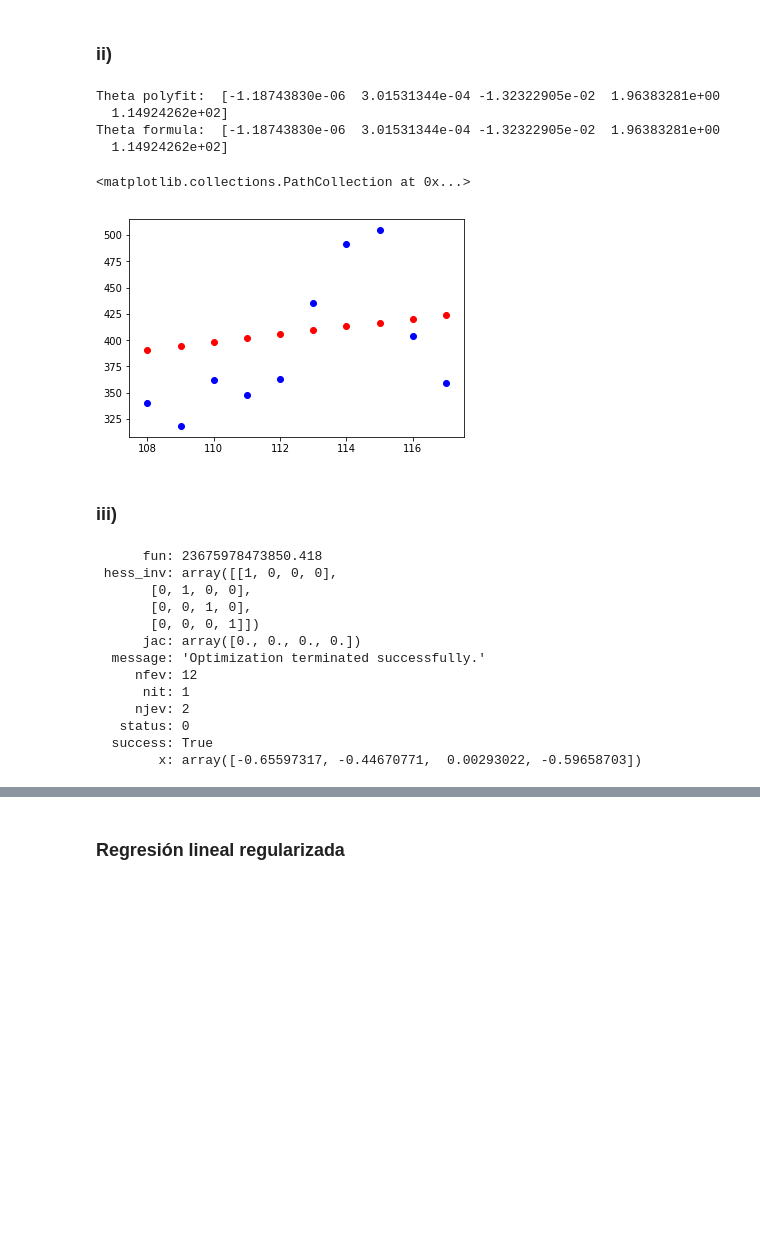
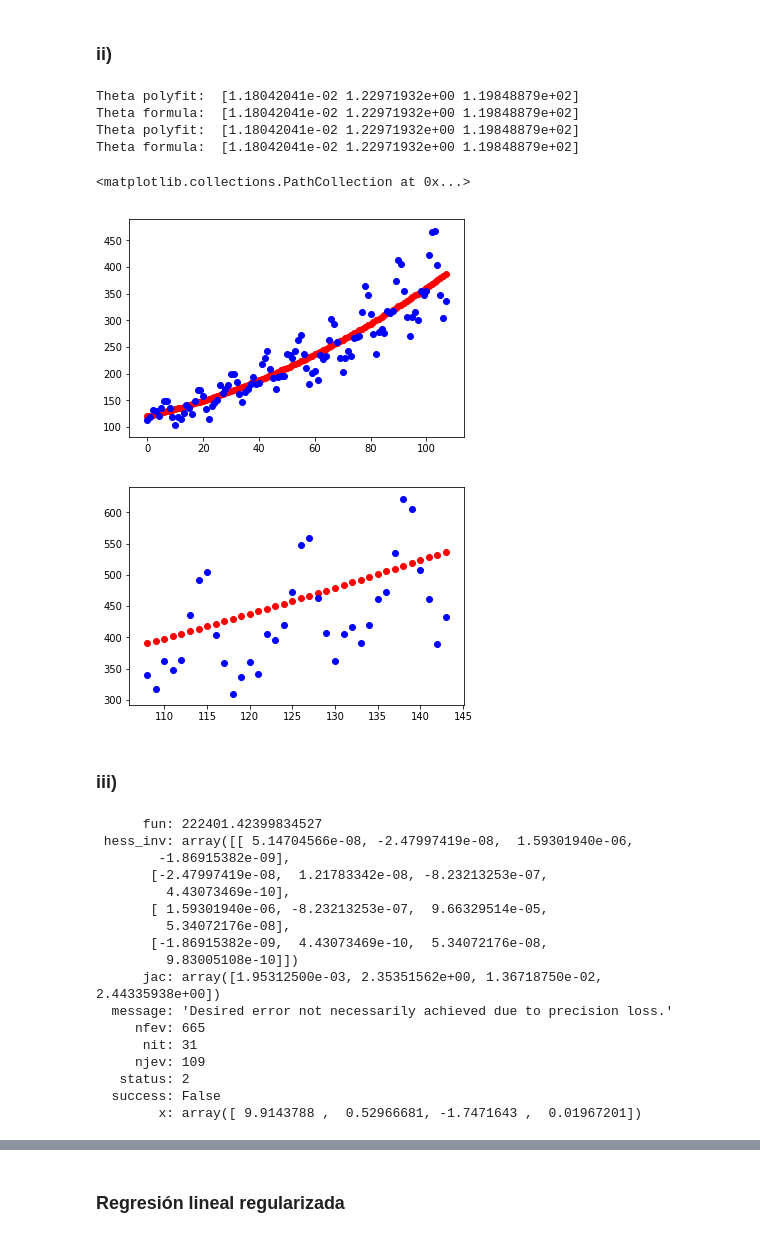
Before and after one commit to martinKindall/aprendizaje_probabilistico_uchile, a Jupyter notebook: Tarea2/tarea2_martin_cornejo.ipynb, the cells around one changed output, grey strips where cells are left out. Cells and saved outputs as stored; diff of their text form; code cells hidden in the pictures; blank space fills up the shorter version.

```diff
--- a/Tarea2/tarea2_martin_cornejo.ipynb
+++ b/Tarea2/tarea2_martin_cornejo.ipynb
@@ -27,8 +27,8 @@ y = data[:,1]
 x_tr = x[0:108];
 y_tr = y[0:108];
 
-x_te = x[108:118]; # 144
-y_te = y[108:118];
+x_te = x[108:144];
+y_te = y[108:144];
 # %% [markdown]
 ### i)
 A continuación se grafica la data:
@@ -47,7 +47,7 @@ plt.legend(["Train","Test"], bbox_to_anchor=(0.25, 0.9))
 # %% [markdown]
 ### ii)
 # %%
-grado = 4
+grado = 2
 identity_size = grado + 1
 x_tilda = np.array([x_tr, np.ones(len(x_tr))]).transpose()
 
@@ -55,48 +55,62 @@ for grado in range(2, grado + 1):
     x_tilda = np.append(np.array(np.power(x_tr,grado))[np.newaxis].transpose(), x_tilda, axis=1)
 
 y_reg = y_tr
 
 identidad = np.identity(identity_size)
 
 def get_theta(rho):
     mul1 = np.linalg.inv(
         np.add(
             np.matmul(x_tilda.transpose(), x_tilda),
             np.dot(identidad, rho)))
     mul2 = np.matmul(x_tilda.transpose(), y_reg)
     return np.matmul(mul1, mul2)
 
-def recta(x, rho):
+def poly(x, rho):
     theta = get_theta(rho)
     print("Theta polyfit: ", np.polyfit(x_tr,y_reg, grado))
     print("Theta formula: ", get_theta(0))
 
     p = np.poly1d(theta)
     return p(x)
 
 #salida = recta(x_te, 0)
 #pdb.set_trace()
 
 rho = 0
 
 plt.figure()
-plt.scatter(x_te,recta(x_te, rho), c ='r')
+plt.scatter(x_tr,poly(x_tr, rho), c ='r')
+plt.scatter(x_tr,y_tr, c ='b')
+
+plt.figure()
+plt.scatter(x_te,poly(x_te, rho), c ='r')
 plt.scatter(x_te,y_te, c ='b')
 # %% [output]
-Theta polyfit:  [-1.18743830e-06  3.01531344e-04 -1.32322905e-02  1.96383281e+00
-  1.14924262e+02]
-Theta formula:  [-1.18743830e-06  3.01531344e-04 -1.32322905e-02  1.96383281e+00
-  1.14924262e+02]
+Theta polyfit:  [1.18042041e-02 1.22971932e+00 1.19848879e+02]
+Theta formula:  [1.18042041e-02 1.22971932e+00 1.19848879e+02]
+Theta polyfit:  [1.18042041e-02 1.22971932e+00 1.19848879e+02]
+Theta formula:  [1.18042041e-02 1.22971932e+00 1.19848879e+02]
 <matplotlib.collections.PathCollection at 0x...>
-[figure, old version]
+[figure, new version]
+[figure, added]
 # %% [markdown]
 ### iii)
 # %%
+coefs_pol = [0.02, 1.22, 120]
+
 def f_theta(x, theta):
-    pol_coef = [1, 0, 0, 0]
-    f_pol = np.poly1d(pol_coef)
+    f_pol = np.poly1d(coefs_pol)
 
-    return f_pol(x) + theta[0]*math.sin(theta[1]*x + theta[2])*math.exp(theta[3]*x)
+    return np.add(
+        f_pol(x),
+        np.multiply(
+            theta[0],
+            np.multiply(
+                np.sin(
+                    np.add(np.multiply(theta[1],x),
+                           theta[2])),
+                np.exp(np.multiply(theta[3],x)))))
 
 def cost_func(theta, x, y):
     f_theta2 = lambda t: f_theta(t, theta)
@@ -104,22 +118,26 @@ def cost_func(theta, x, y):
     return np.sum(np.power(np.subtract(y, np.vectorize(f_theta2)(x)), 2))
 
 
-theta_1 = np.array([0.01, 0.01, 0.01, 0.01])
+theta_1 = np.array([1, 0.5, 0.1, 0.01])
 #f_theta(2, theta_1)
 #cost_func(x_tr, y_tr, theta_1)
 
 opt.minimize(cost_func, theta_1, args=(x_tr, y_tr), method='BFGS')
 # %% [output]
-      fun: 23675978473850.418
- hess_inv: array([[1, 0, 0, 0],
-       [0, 1, 0, 0],
-       [0, 0, 1, 0],
-       [0, 0, 0, 1]])
-      jac: array([0., 0., 0., 0.])
-  message: 'Optimization terminated successfully.'
-     nfev: 12
-      nit: 1
-     njev: 2
-   status: 0
-  success: True
-        x: array([-0.65597317, -0.44670771,  0.00293022, -0.59658703])
+      fun: 222401.42399834527
+ hess_inv: array([[ 5.14704566e-08, -2.47997419e-08,  1.59301940e-06,
+        -1.86915382e-09],
+       [-2.47997419e-08,  1.21783342e-08, -8.23213253e-07,
+         4.43073469e-10],
+       [ 1.59301940e-06, -8.23213253e-07,  9.66329514e-05,
+         5.34072176e-08],
+       [-1.86915382e-09,  4.43073469e-10,  5.34072176e-08,
+         9.83005108e-10]])
+      jac: array([1.95312500e-03, 2.35351562e+00, 1.36718750e-02, 2.44335938e+00])
+  message: 'Desired error not necessarily achieved due to precision loss.'
+     nfev: 665
+      nit: 31
+     njev: 109
+   status: 2
+  success: False
+        x: array([ 9.9143788 ,  0.52966681, -1.7471643 ,  0.01967201])
```
Also changed, not shown: parts of 2 cells of this notebook.
